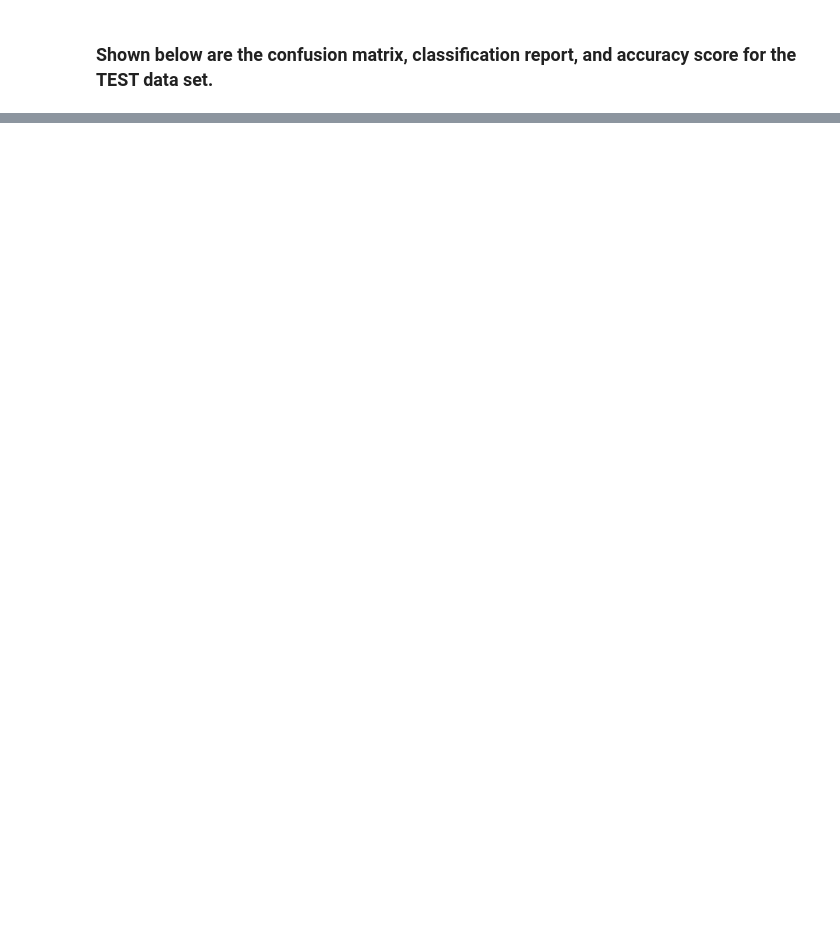
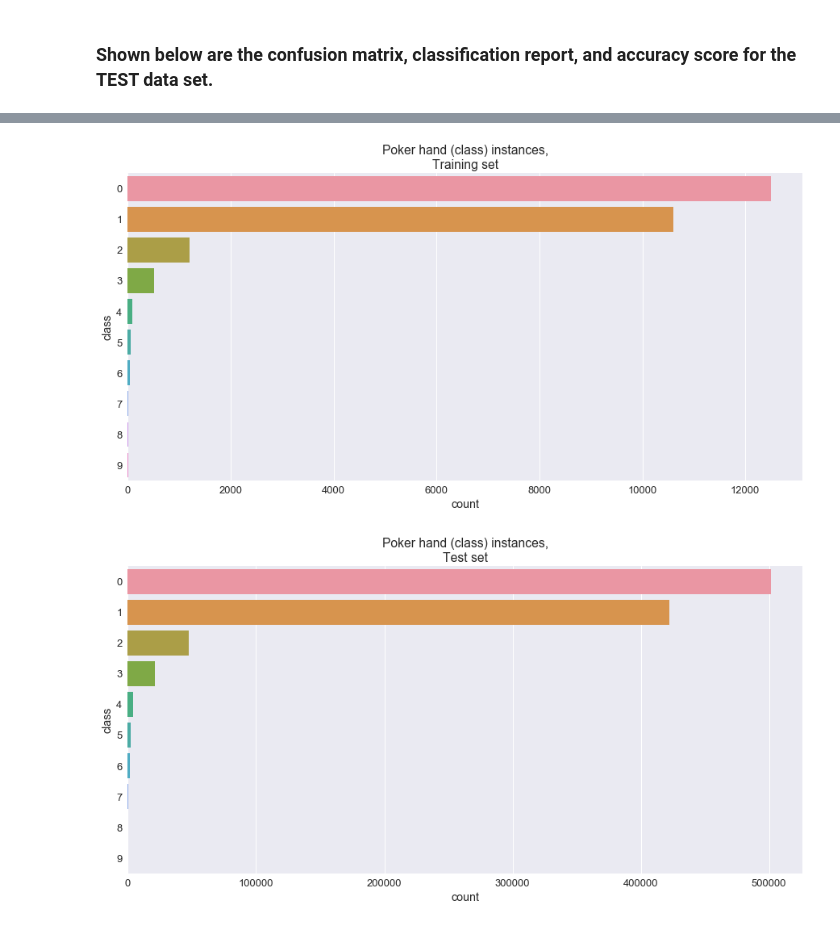
Before and after one commit to dpabril/cs180mp2, a Jupyter notebook: Poker.ipynb, the cells around one changed output, grey strips where cells are left out. Cells and saved outputs as stored; diff of their text form; code cells hidden in the pictures; blank space fills up the shorter version.

```diff
--- a/Poker.ipynb
+++ b/Poker.ipynb
@@ -338,0 +380,15 @@ Machine Problem 2**</span>
+# %%
+# Bar count plot showing number of instances per class for the training set
+dimensions = (15, 7) # setting the figure size
+fig, ax = plt.subplots(figsize=dimensions) # applying the figure size to the graph
+plt.title("Poker hand (class) instances,\nTraining set") # titling the graph
+count1 = seaborn.countplot(y="class", data=train_set, ax=ax) # the graph itself
+
+# Bar count plot showing number of instances per class for the test set
+dimensions = (15, 7) # setting the figure size
+fig, ax = plt.subplots(figsize=dimensions) # applying the figure size to the graph
+plt.title("Poker hand (class) instances,\nTest set") # titling the graph
+count2 = seaborn.countplot(y="class",data=test_set, ax=ax) # the graph itself
+# %% [output]
+[figure, added]
+[figure, added]
```
Also changed, not shown: parts of 37 cells of this notebook, 2 other files.
